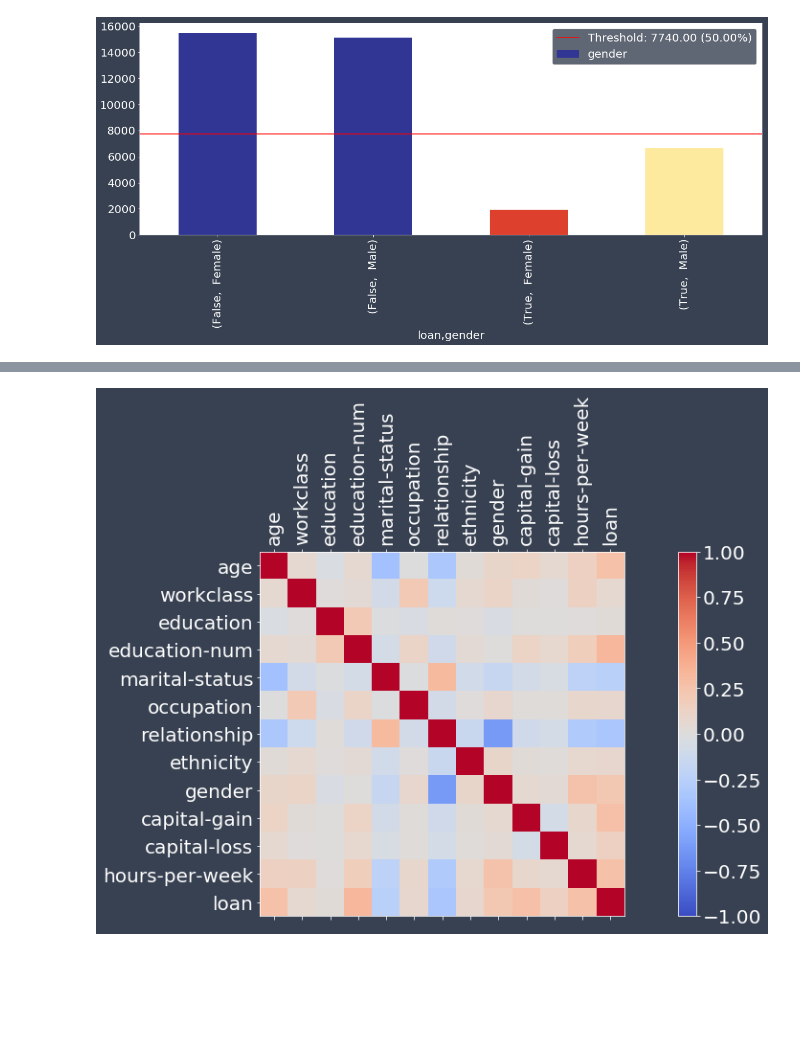
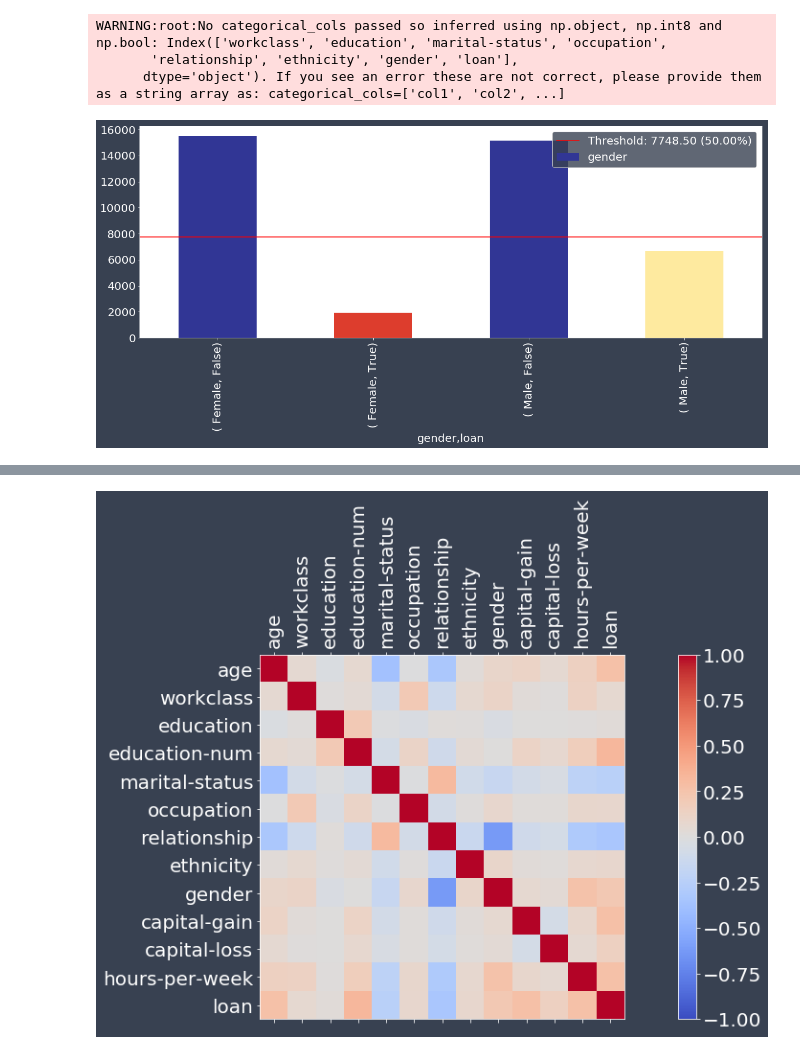
Before and after one commit to EthicalML/xai, a Jupyter notebook: examples/XAI Tabular Data Example Usage.ipynb, the cells around one changed output, grey strips where cells are left out. Drawn from its saved outputs; the diff is of its cells as text; code cells hidden in the pictures; blank space fills up the shorter version.

Commit message:
feat: Updated plots for params and documentation

```diff
--- a/examples/XAI Tabular Data Example Usage.ipynb
+++ b/examples/XAI Tabular Data Example Usage.ipynb
@@ -60,4 +63 @@ ims = xai.show_imbalance(df, "gender")
 [figure]
-# %%
-xai = reload(xai)
-ims = xai.show_imbalance(df, "gender")
@@ -73,5 +68,8 @@ TypeError: show_imbalance() got an unexpected keyword argument 'cross'
 # %%
-im = xai.show_imbalance(bal_df, "gender", cross=["loan"])
+groups = xai.imbalance_plot(bal_df, "gender", "loan")
 # %% [output]
+WARNING:root:No categorical_cols passed so inferred using np.object, np.int8 and np.bool: Index(['workclass', 'education', 'marital-status', 'occupation',
+       'relationship', 'ethnicity', 'gender', 'loan'],
+      dtype='object'). If you see an error these are not correct, please provide them as a string array as: categorical_cols=['col1', 'col2', ...]
-[figure, old version]
+[figure, new version]
 # %%
```
Also changed, not shown: parts of 4 cells of this notebook, 1 other file.
